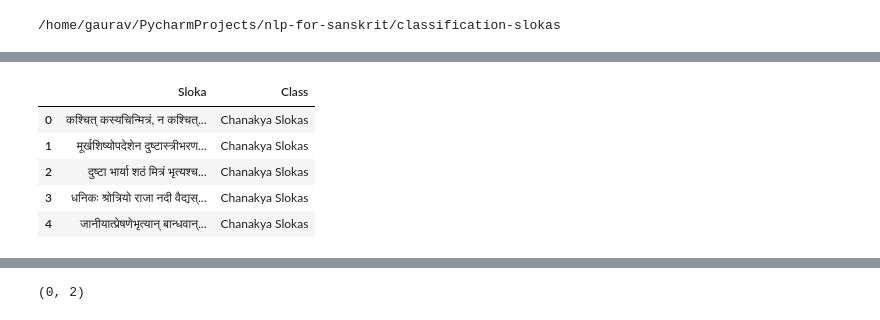
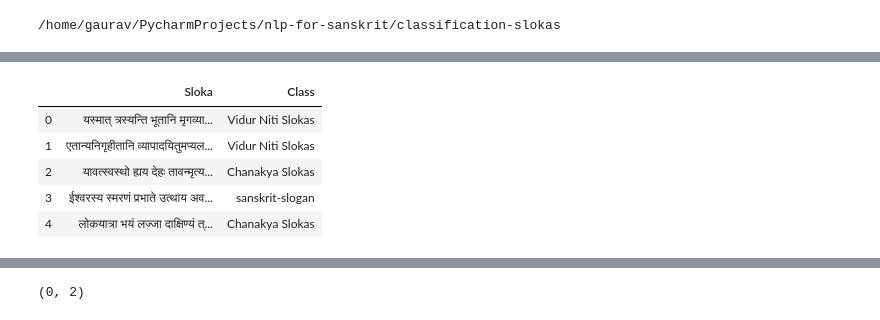
Before and after one commit to goru001/nlp-for-sanskrit, a Jupyter notebook: classification-slokas/Sanskrit_Classification_Model-Slokas.ipynb, the cells around one changed output, grey strips where cells are left out. Drawn from its saved outputs; the diff is of its cells as text; code cells hidden in the pictures.

```diff
--- a/classification-slokas/Sanskrit_Classification_Model-Slokas.ipynb
+++ b/classification-slokas/Sanskrit_Classification_Model-Slokas.ipynb
@@ -26,10 +22,10 @@ Sanskrit_Classification_Model-Slokas.ipynb  sloka_classification.csv
 # %%
-df = pd.read_csv(path/'sloka_classification.csv')
-df.head()
+train_df = pd.read_csv(path/'train.csv')
+train_df.head()
 # %% [output]
 |  | Sloka | Class |
-| 0 | कश्चित् कस्यचिन्मित्रं, न कश्चित्... | Chanakya Slokas |
-| 1 | मूर्खशिष्योपदेशेन दुष्टास्त्रीभरण... | Chanakya Slokas |
-| 2 | दुष्टा भार्या शठं मित्रं भृत्यश्च... | Chanakya Slokas |
-| 3 | धनिकः श्रोत्रियो राजा नदी वैद्यस्... | Chanakya Slokas |
-| 4 | जानीयात्प्रेषणेभृत्यान् बान्धवान्... | Chanakya Slokas |
+| 0 | यस्मात् त्रस्यन्ति भूतानि मृगव्या... | Vidur Niti Slokas |
+| 1 | एतान्यनिगृहीतानि व्यापादयितुमप्यल... | Vidur Niti Slokas |
+| 2 | यावत्स्वस्थो ह्यय देहः तावन्मृत्य... | Chanakya Slokas |
+| 3 | ईश्वरस्य स्मरणं प्रभाते उत्थाय अव... | sanskrit-slogan |
+| 4 | लोकयात्रा भयं लज्जा दाक्षिण्यं त्... | Chanakya Slokas |
```
Also changed, not shown: parts of 49 cells of this notebook, 8 other files.
